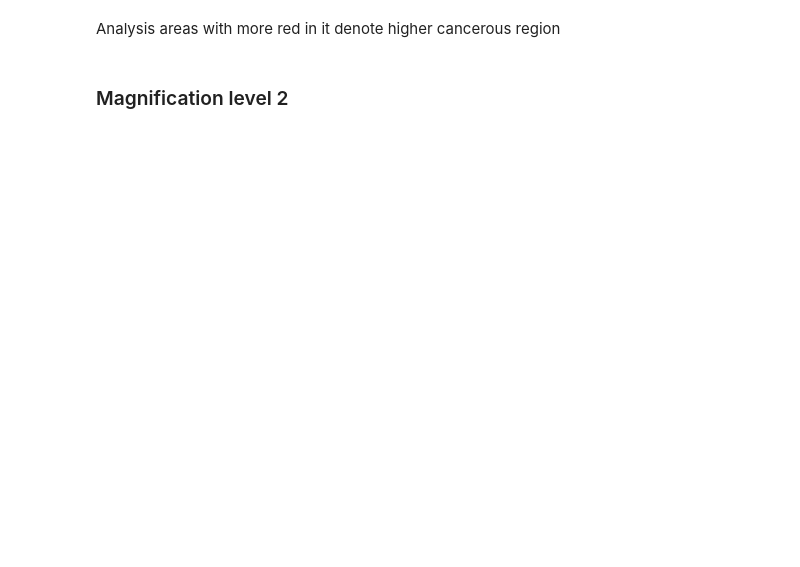
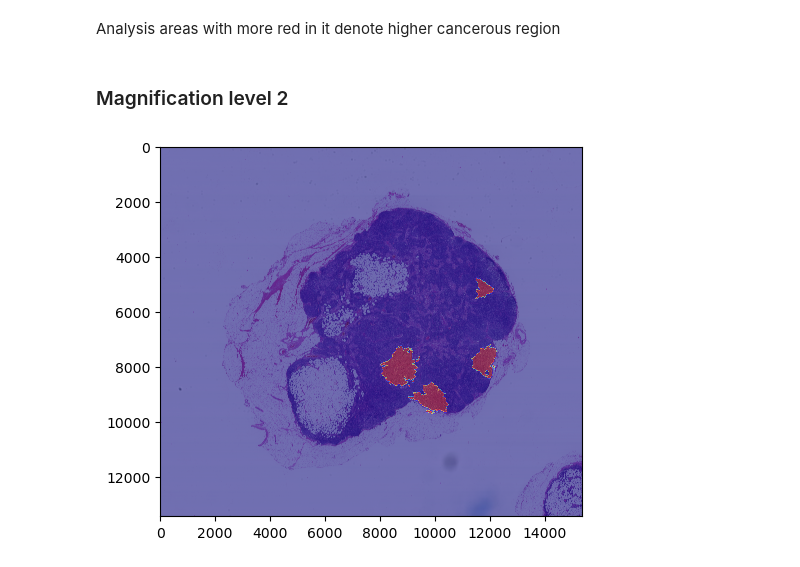
Before and after one commit to LDrago27/appliedDlCancer, a Jupyter notebook: Results.ipynb, the cells around one changed output. Cells and saved outputs as stored; diff of their text form; code cells hidden in the pictures; blank space fills up the shorter version.

```diff
--- a/Results.ipynb
+++ b/Results.ipynb
@@ -276,6 +293,18 @@ slide_image = read_slide(slide,
                          level=2,
                          width=slide.level_dimensions[2][0],
                          height=slide.level_dimensions[2][1])
+tumor = read_slide(tumor_mask,
+                         x=0,
+                         y=0,
+                         level=2,
+                         width=tumor_mask.level_dimensions[2][0],
+                         height=tumor_mask.level_dimensions[2][1])[:,:,0]
+# %%
+plt.imshow(slide_image)
+plt.imshow(tumor, cmap='jet', alpha=0.5)
+fig.tight_layout()
+# %% [output]
+[figure, added]
 # %%
 import matplotlib as mpl
 
```
Also changed, not shown: parts of 51 cells of this notebook, 1 other file.
